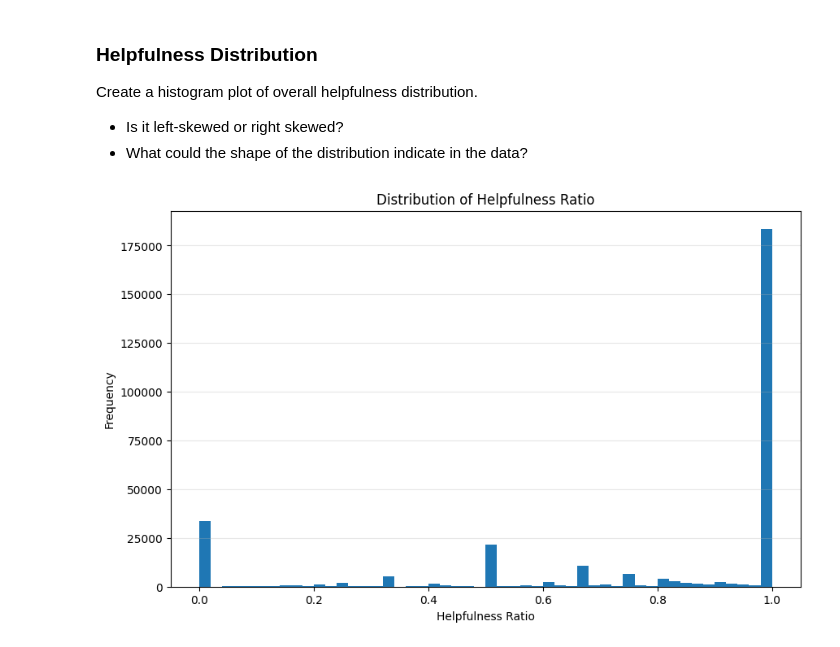
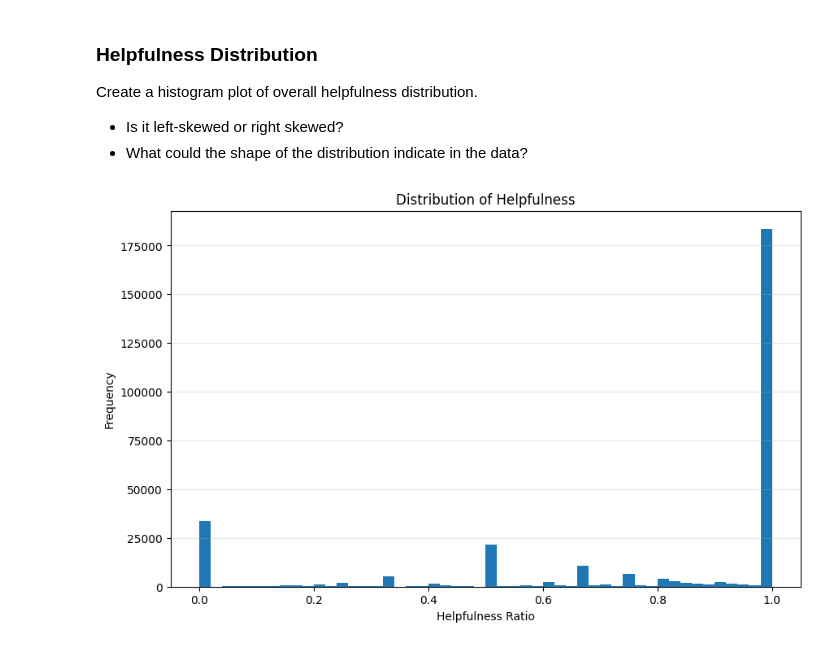
Before and after one commit to Cyrus-Kwan/Amazon-Sentiment-Analysis, a Jupyter notebook: src/explore/explore.ipynb, the cells around one changed output. Cells and saved outputs as stored; diff of their text form; code cells hidden in the pictures.

```diff
--- a/src/explore/explore.ipynb
+++ b/src/explore/explore.ipynb
@@ -274,10 +274,10 @@ Create a histogram plot of overall helpfulness distribution.
 # %%
 plt.figure(figsize=(10, 6))
 plt.hist(numeric_data['Helpfulness'], bins=50, range=(0, 1))
-plt.title('Distribution of Helpfulness Ratio')
+plt.title('Distribution of Helpfulness')
 plt.xlabel('Helpfulness Ratio')
 plt.ylabel('Frequency')
 plt.grid(axis='y', alpha=0.3)
 plt.show()
 # %% [output]
-[figure, old version]
+[figure, new version]
```
Also changed, not shown: parts of 4 cells of this notebook, 4 other files.
